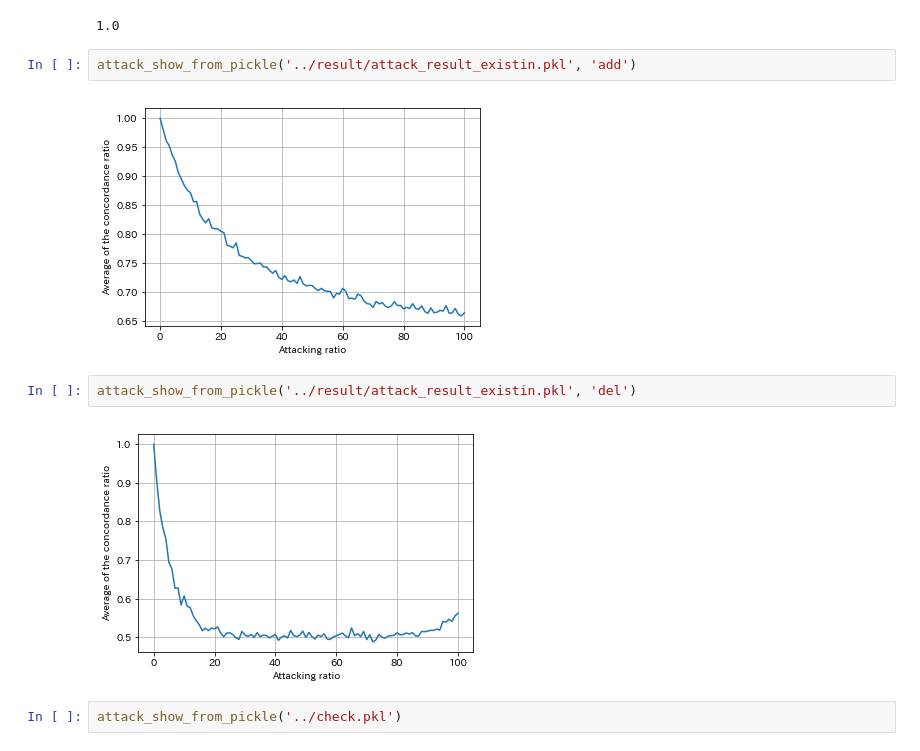
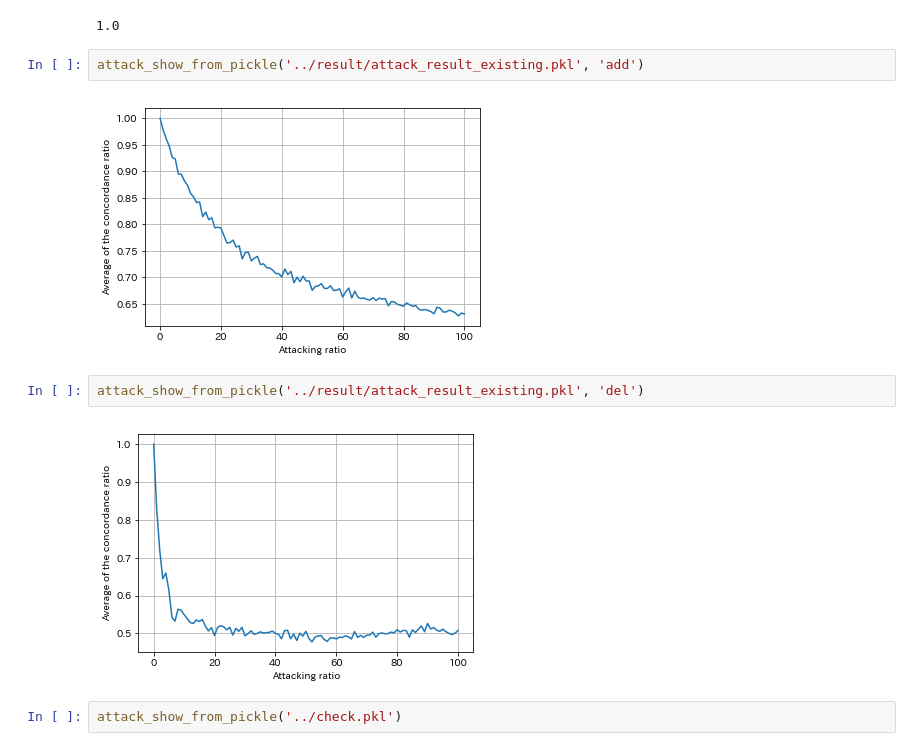
Before and after one commit to yuta1331/watermark, a Jupyter notebook: jupyter/attack_evaluation.ipynb, the cells around one changed output. Drawn from its saved outputs; the diff is of its cells as text.

Commit message:
fix attack evaluation

```diff
--- a/jupyter/attack_evaluation.ipynb
+++ b/jupyter/attack_evaluation.ipynb
@@ -43,13 +43,13 @@ attack_show_from_pickle('../result/attack_result.pkl', 'shuffle')
 'shuffle: '
 1.0
 # %%
-attack_show_from_pickle('../result/attack_result_existin.pkl', 'add')
+attack_show_from_pickle('../result/attack_result_existing.pkl', 'add')
 # %% [output]
-[figure, old version]
+[figure, new version]
 # %%
-attack_show_from_pickle('../result/attack_result_existin.pkl', 'del')
+attack_show_from_pickle('../result/attack_result_existing.pkl', 'del')
 # %% [output]
-[figure, old version]
+[figure, new version]
 # %%
 attack_show_from_pickle('../check.pkl')
 # %% [output]
```
Also changed, not shown: parts of 3 cells of this notebook, 2 other files.
